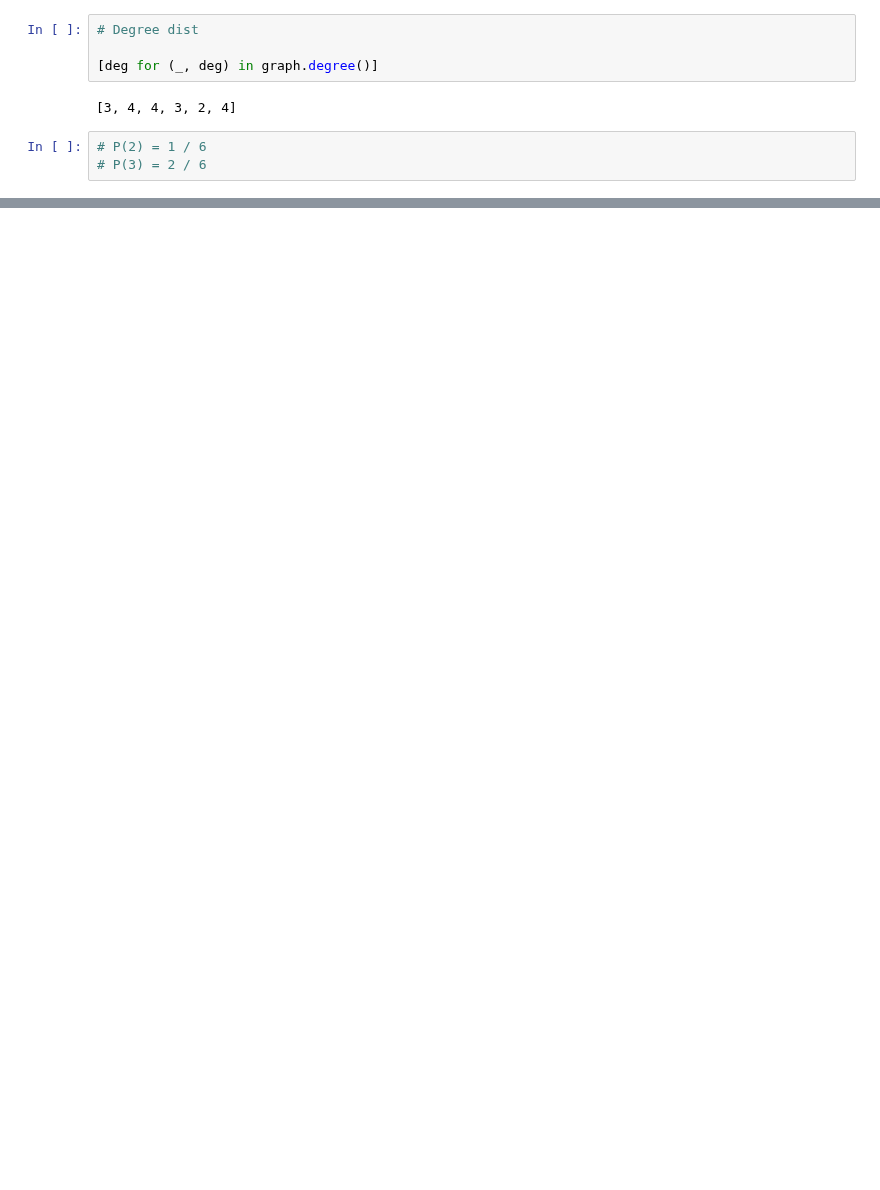
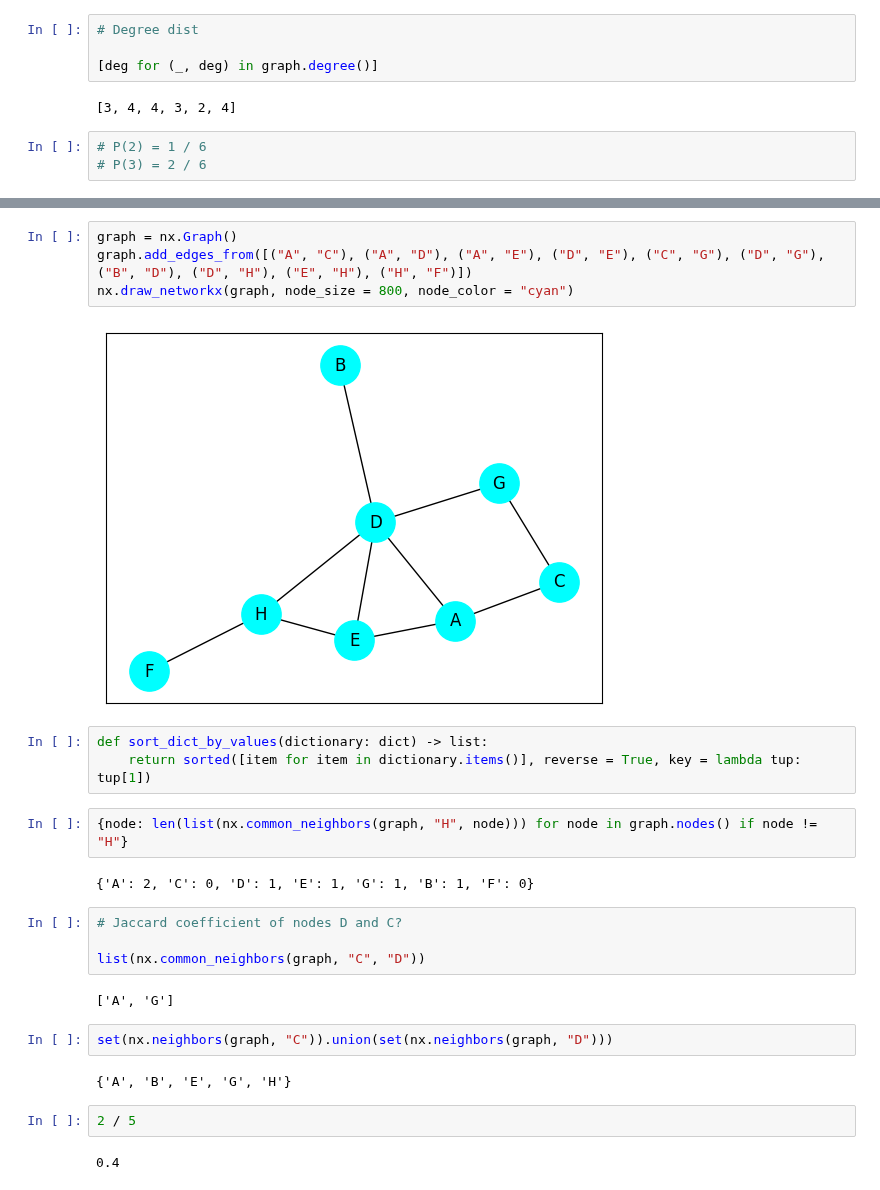
Before and after one commit to anoban/Applied-Social-Network-Analysis-in-Python, a Jupyter notebook: Anoban/Quiz 4.ipynb, the cells around one changed output, grey strips where cells are left out. Drawn from its saved outputs; the diff is of its cells as text; blank space fills up the shorter version.

```diff
--- a/Anoban/Quiz 4.ipynb
+++ b/Anoban/Quiz 4.ipynb
@@ -18,0 +31,27 @@ nx.draw_networkx(graph, node_size = 800, node_color = "red")
+# %%
+graph = nx.Graph()
+graph.add_edges_from([("A", "C"), ("A", "D"), ("A", "E"), ("D", "E"), ("C", "G"), ("D", "G"), ("B", "D"), ("D", "H"), ("E", "H"), ("H", "F")])
+nx.draw_networkx(graph, node_size = 800, node_color = "cyan")
+# %% [output]
+[figure, added]
+# %%
+def sort_dict_by_values(dictionary: dict) -> list:
+    return sorted([item for item in dictionary.items()], reverse = True, key = lambda tup: tup[1])
+# %%
+{node: len(list(nx.common_neighbors(graph, "H", node))) for node in graph.nodes() if node != "H"}
+# %% [output]
+{'A': 2, 'C': 0, 'D': 1, 'E': 1, 'G': 1, 'B': 1, 'F': 0}
+# %%
+# Jaccard coefficient of nodes D and C?
+
+list(nx.common_neighbors(graph, "C", "D"))
+# %% [output]
+['A', 'G']
+# %%
+set(nx.neighbors(graph, "C")).union(set(nx.neighbors(graph, "D")))
+# %% [output]
+{'A', 'B', 'E', 'G', 'H'}
+# %%
+2 / 5
+# %% [output]
+0.4
```
Also changed, not shown: parts of 9 cells of this notebook, 2 other files.
